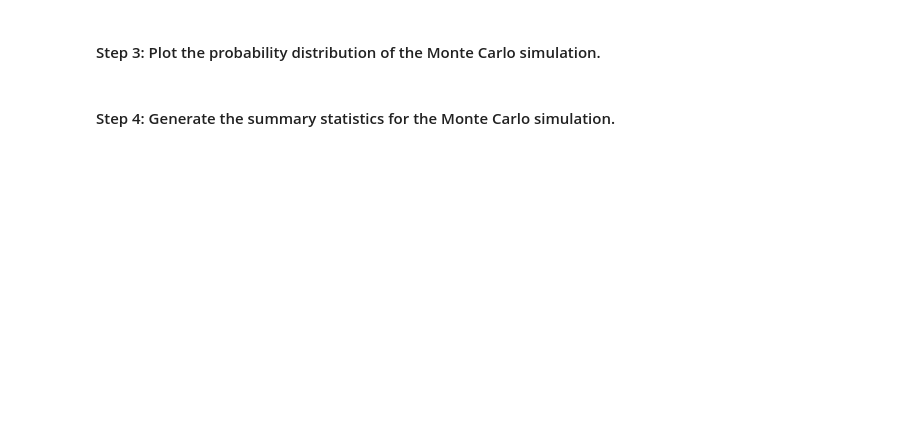
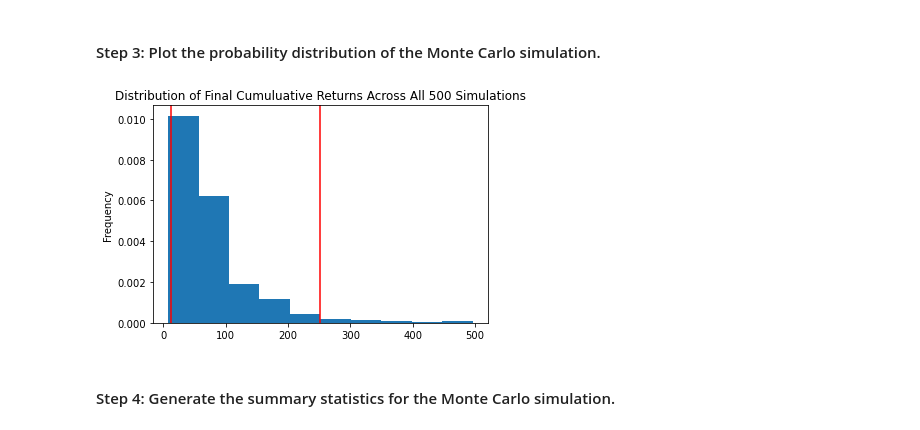
Before and after one commit to apeyton2/Financial_Planning_with_APIs_and_Simulations, a Jupyter notebook: financial_planning_tools.ipynb, the cells around one changed output. Cells and saved outputs as stored; diff of their text form; code cells hidden in the pictures; blank space fills up the shorter version.

```diff
--- a/financial_planning_tools.ipynb
+++ b/financial_planning_tools.ipynb
@@ -424,7 +386,9 @@ In this section, you’ll use the MCForecastTools library to create a Monte Carl
 # %%
 # Visualize the probability distribution of the 30-year Monte Carlo simulation
 # by plotting a histogram
-# YOUR CODE HERE
+MC_sim_dist_plot = MC_30year.plot_distribution()
+# %% [output]
+[figure, added]
 # %% [markdown]
 #### Step 4: Generate the summary statistics for the Monte Carlo simulation.
 # %%
```
Also changed, not shown: parts of 52 cells of this notebook, 2 other files.
